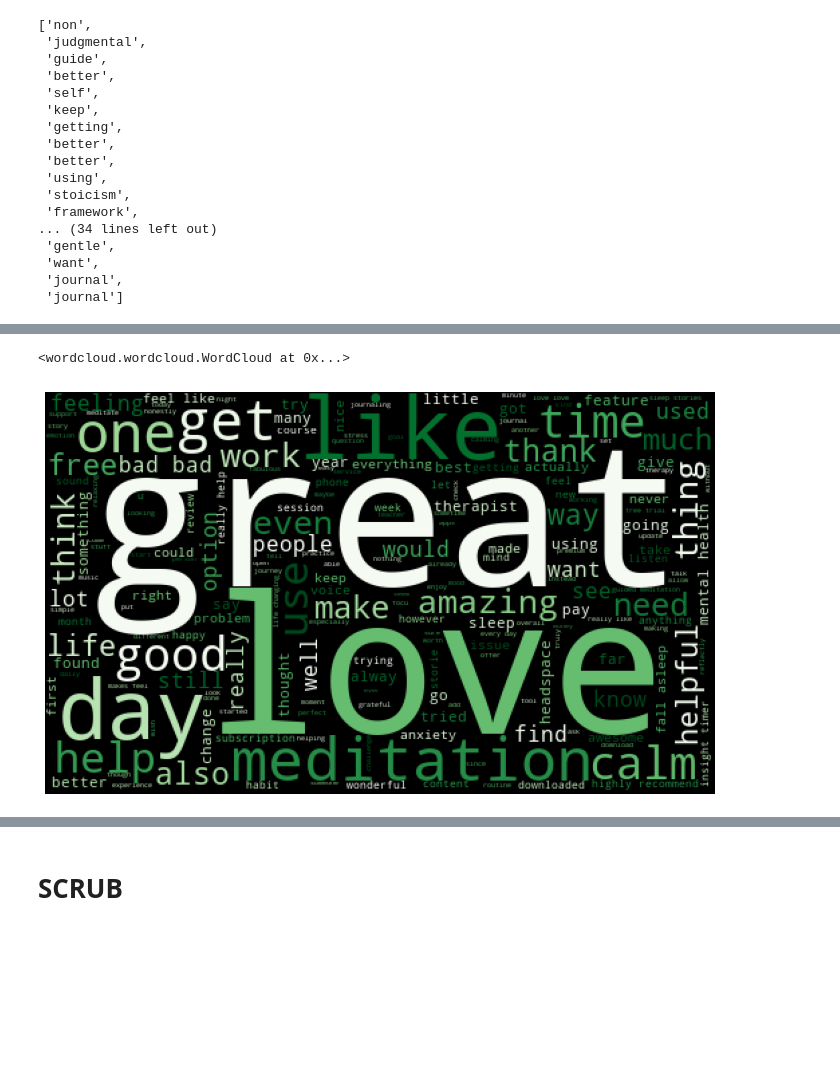
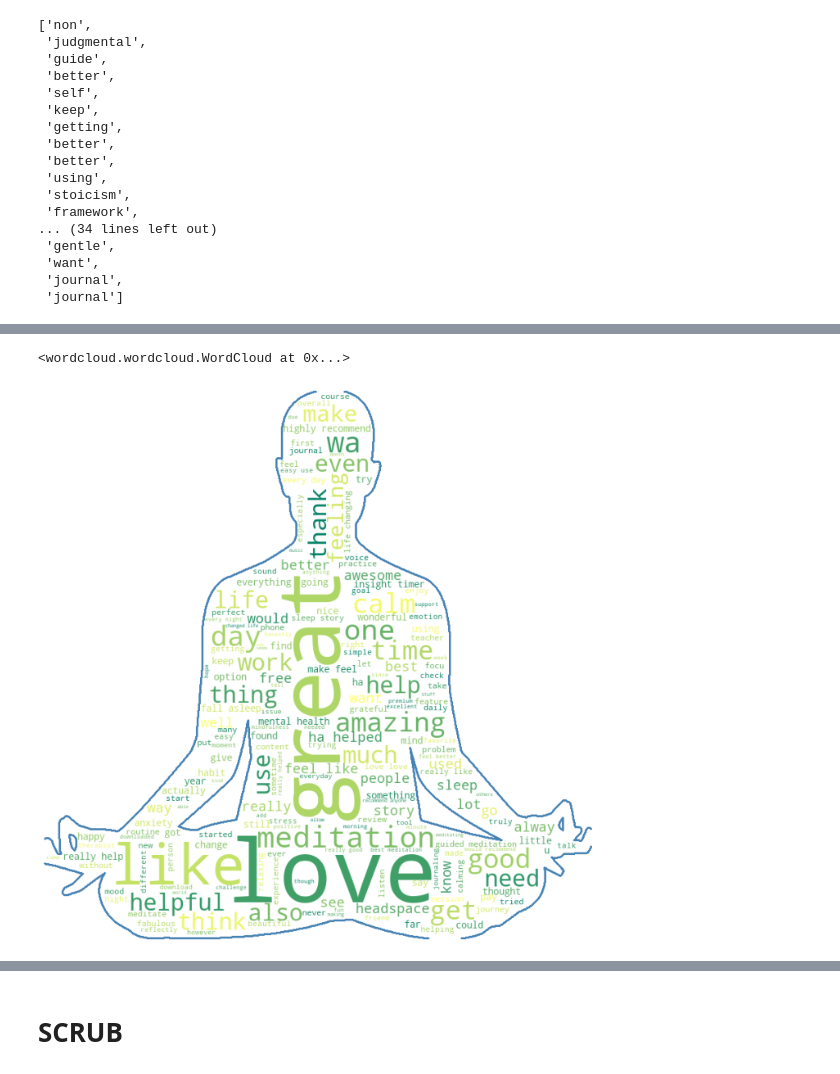
Before and after one commit to ds-leehanjin/app-reviews-nlp-sentiment-analysis, a Jupyter notebook: index_OSEMN.ipynb, the cells around one changed output, grey strips where cells are left out. Drawn from its saved outputs; the diff is of its cells as text; code cells hidden in the pictures; blank space fills up the shorter version.

```diff
--- a/index_OSEMN.ipynb
+++ b/index_OSEMN.ipynb
@@ -909,5 +900,7 @@ plt.axis('off')
-# %%
-generate_wordcloud(stopped_tokens, stopwords_list)
-# %% [output]
-<wordcloud.wordcloud.WordCloud at 0x...>
-[figure, removed]
+# %%
+positive_tokens = wordcloud_prep(positive_df['combined_text'], stopwords_list)
+# %%
+generate_wordcloud(positive_tokens, stopwords_list,colormap='summer', background_color='white')
+# %% [output]
+<wordcloud.wordcloud.WordCloud at 0x...>
+[figure, added]
```
Also changed, not shown: parts of 10 cells of this notebook, 11 other files.
